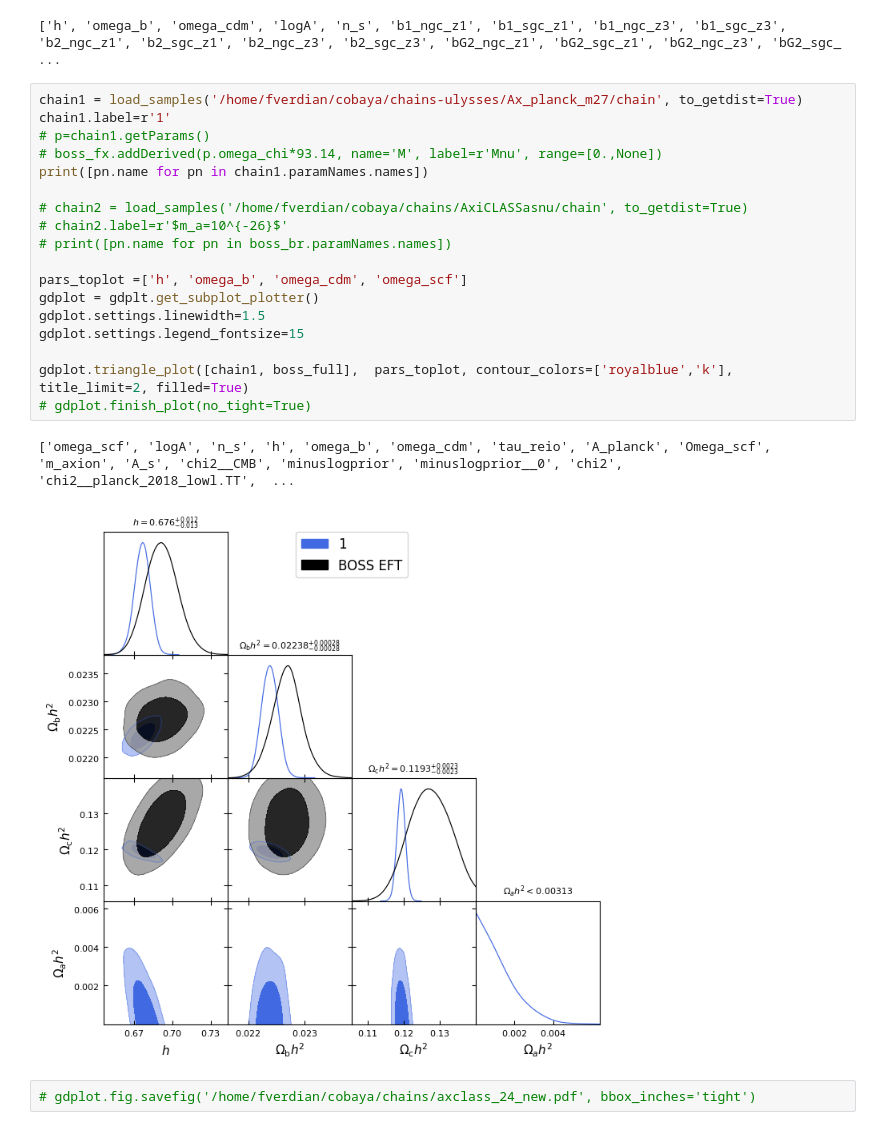
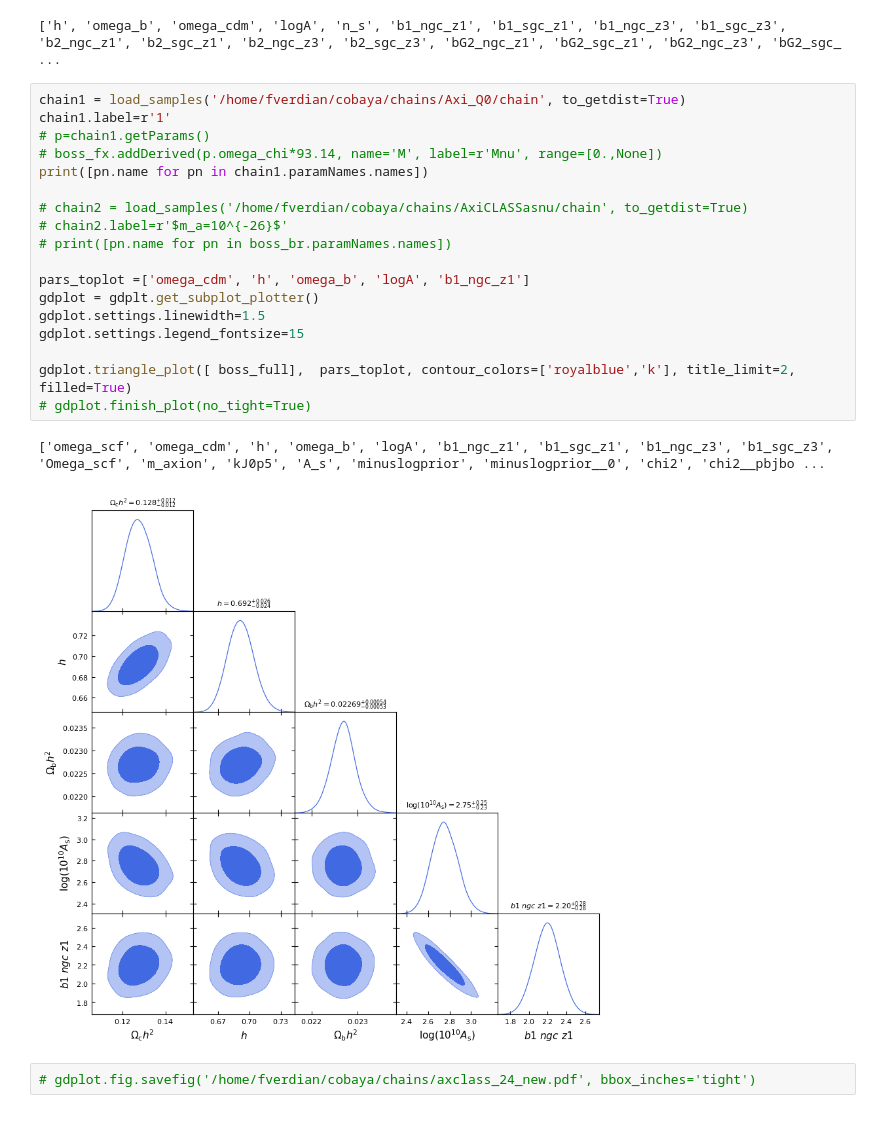
Before and after one commit to fverd/cobaya, a Jupyter notebook: FRA/analyze-chain.ipynb, the cells around one changed output. Drawn from its saved outputs; the diff is of its cells as text.

```diff
--- a/FRA/analyze-chain.ipynb
+++ b/FRA/analyze-chain.ipynb
@@ -16,26 +16,26 @@ boss_planck.label='Planck + BOSS'
 # %% [output]
 ['h', 'omega_b', 'omega_cdm', 'logA', 'n_s', 'b1_ngc_z1', 'b1_sgc_z1', 'b1_ngc_z3', 'b1_sgc_z3', 'b2_ngc_z1', 'b2_sgc_z1', 'b2_ngc_z3', 'b2_sgc_z3', 'bG2_ngc_z1', 'bG2_sgc_z1', 'bG2_ngc_z3', 'bG2_sgc_ ...
 # %%
-chain1 = load_samples('/home/fverdian/cobaya/chains-ulysses/Ax_planck_m27/chain', to_getdist=True)
+chain1 = load_samples('/home/fverdian/cobaya/chains/Axi_Q0/chain', to_getdist=True)
 chain1.label=r'1'
 # p=chain1.getParams()
 # boss_fx.addDerived(p.omega_chi*93.14, name='M', label=r'Mnu', range=[0.,None])
 print([pn.name for pn in chain1.paramNames.names])
 
 # chain2 = load_samples('/home/fverdian/cobaya/chains/AxiCLASSasnu/chain', to_getdist=True)
 # chain2.label=r'$m_a=10^{-26}$'
 # print([pn.name for pn in boss_br.paramNames.names])
 
-pars_toplot =['h', 'omega_b', 'omega_cdm', 'omega_scf']
+pars_toplot =['omega_cdm', 'h', 'omega_b', 'logA', 'b1_ngc_z1']
 gdplot = gdplt.get_subplot_plotter()
 gdplot.settings.linewidth=1.5
 gdplot.settings.legend_fontsize=15
 
-gdplot.triangle_plot([chain1, boss_full],  pars_toplot, contour_colors=['royalblue','k'], title_limit=2, filled=True)
+gdplot.triangle_plot([ boss_full],  pars_toplot, contour_colors=['royalblue','k'], title_limit=2, filled=True)
 # gdplot.finish_plot(no_tight=True)
 # %% [output]
-['omega_scf', 'logA', 'n_s', 'h', 'omega_b', 'omega_cdm', 'tau_reio', 'A_planck', 'Omega_scf', 'm_axion', 'A_s', 'chi2__CMB', 'minuslogprior', 'minuslogprior__0', 'chi2', 'chi2__planck_2018_lowl.TT',  ...
+['omega_scf', 'omega_cdm', 'h', 'omega_b', 'logA', 'b1_ngc_z1', 'b1_sgc_z1', 'b1_ngc_z3', 'b1_sgc_z3', 'Omega_scf', 'm_axion', 'kJ0p5', 'A_s', 'minuslogprior', 'minuslogprior__0', 'chi2', 'chi2__pbjbo ...
-[figure, old version]
+[figure, new version]
 # %%
 # gdplot.fig.savefig('/home/fverdian/cobaya/chains/axclass_24_new.pdf', bbox_inches='tight')
 # %%
```
Also changed, not shown: parts of 1 cell of this notebook, 13 other files.
